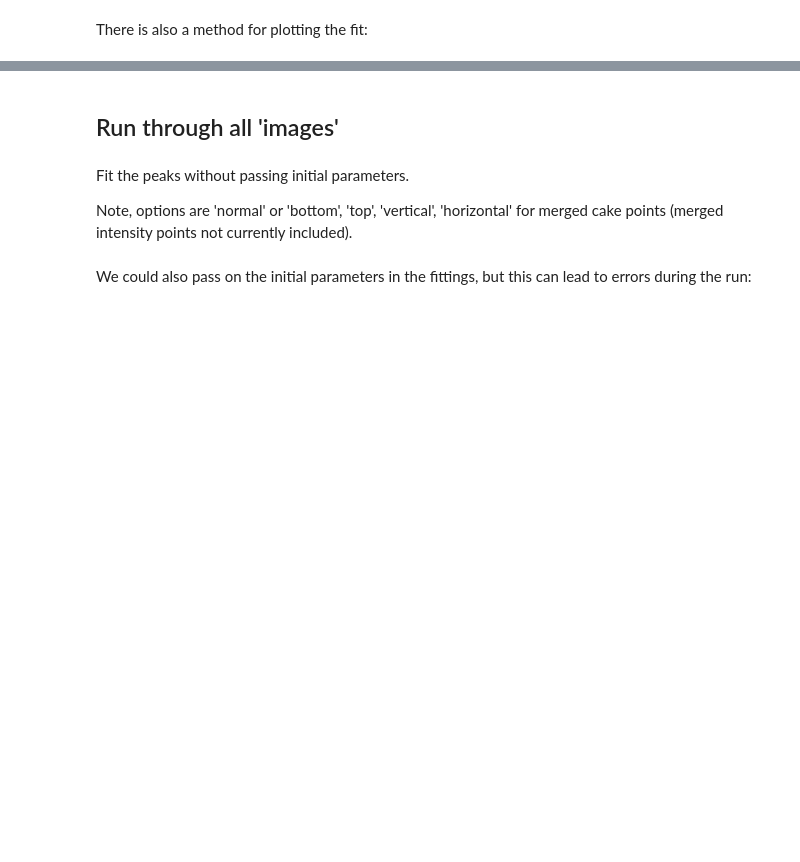
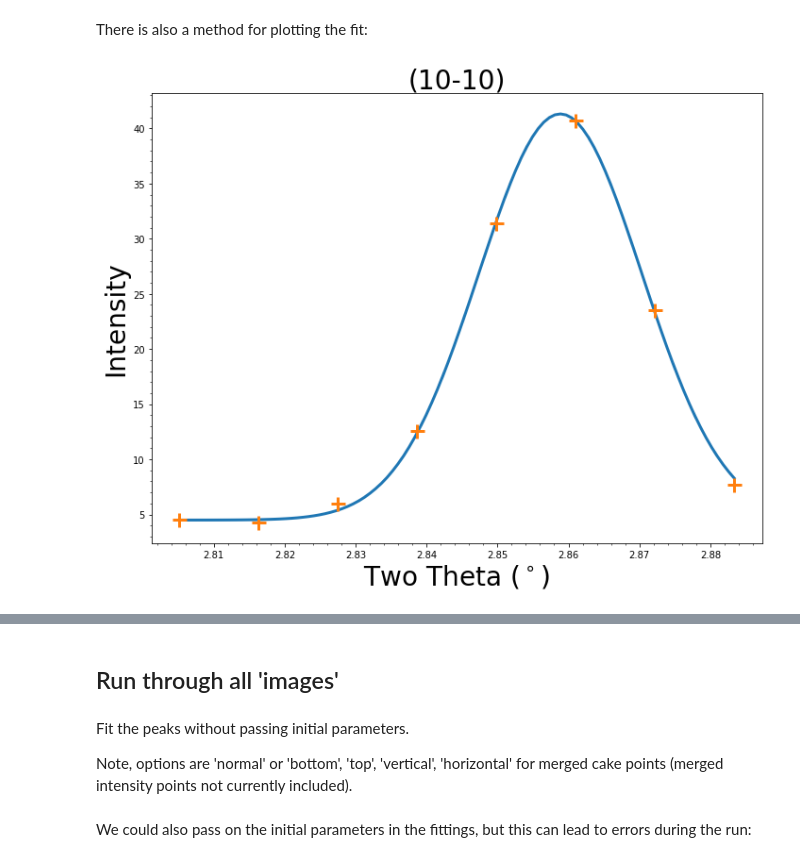
Before and after one commit to LightForm-group/xrdfit, a Jupyter notebook: example_analysis_workflow.ipynb, the cells around one changed output, grey strips where cells are left out. Cells and saved outputs as stored; diff of their text form; code cells hidden in the pictures; blank space fills up the shorter version.

```diff
--- a/example_analysis_workflow.ipynb
+++ b/example_analysis_workflow.ipynb
@@ -135,0 +62,2 @@ Results for each peak can be just looked up:
+# %%
+image_1.fit_peaks(peak_labels, peak_bounds)
@@ -142,4 +113,6 @@ image_1.fits_dict['(10-10)'].values['center']
 # %% [markdown]
 There is also a method for plotting the fit:
 # %%
-image_1.plot_fit('(11-20)')
+image_1.plot_fit('(10-10)')
+# %% [output]
+[figure, added]
```
Also changed, not shown: parts of 57 cells of this notebook, 1 other file.
